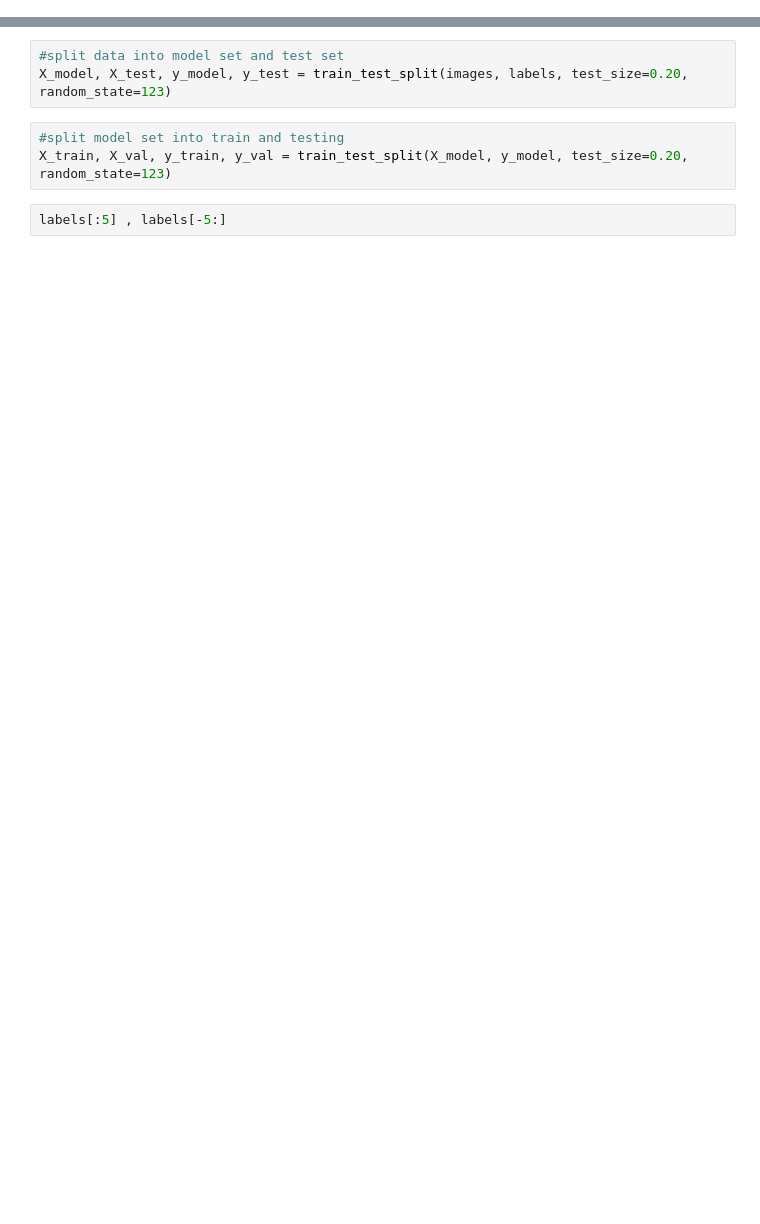
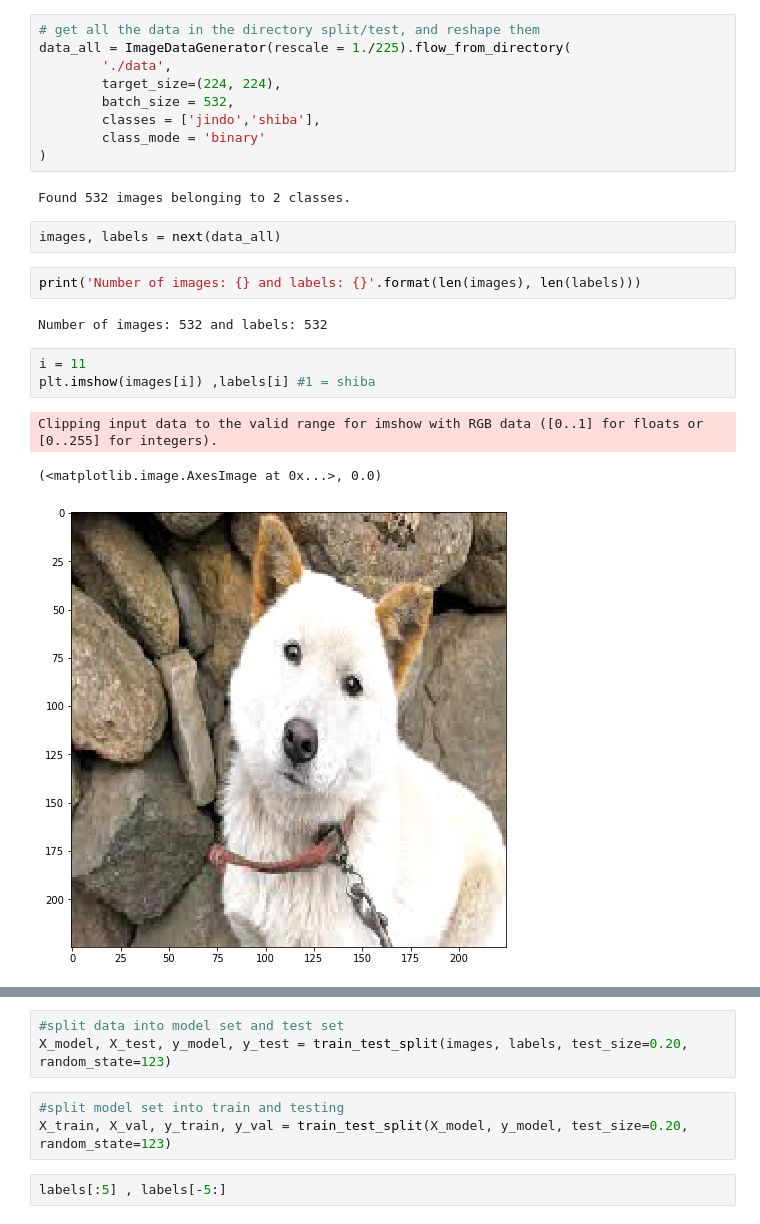
Before and after one commit to rmei97/shiba_vs_jindo, a Jupyter notebook: CNN Modeling.ipynb, the cells around one changed output, grey strips where cells are left out. Drawn from its saved outputs; the diff is of its cells as text; blank space fills up the shorter version.

```diff
--- a/CNN Modeling.ipynb
+++ b/CNN Modeling.ipynb
@@ -75,0 +28,24 @@ labels = np.asarray(labels)
+# %%
+# get all the data in the directory split/test, and reshape them
+data_all = ImageDataGenerator(rescale = 1./225).flow_from_directory(
+        './data',
+        target_size=(224, 224),
+        batch_size = 532,
+        classes = ['jindo','shiba'],
+        class_mode = 'binary'
+)
+# %% [output]
+Found 532 images belonging to 2 classes.
+# %%
+images, labels = next(data_all)
+# %%
+print('Number of images: {} and labels: {}'.format(len(images), len(labels)))
+# %% [output]
+Number of images: 532 and labels: 532
+# %%
+i = 11
+plt.imshow(images[i]) ,labels[i] #1 = shiba
+# %% [output]
+Clipping input data to the valid range for imshow with RGB data ([0..1] for floats or [0..255] for integers).
+(<matplotlib.image.AxesImage at 0x...>, 0.0)
+[figure, added]
```
Also changed, not shown: parts of 40 cells of this notebook, 2 other files.
